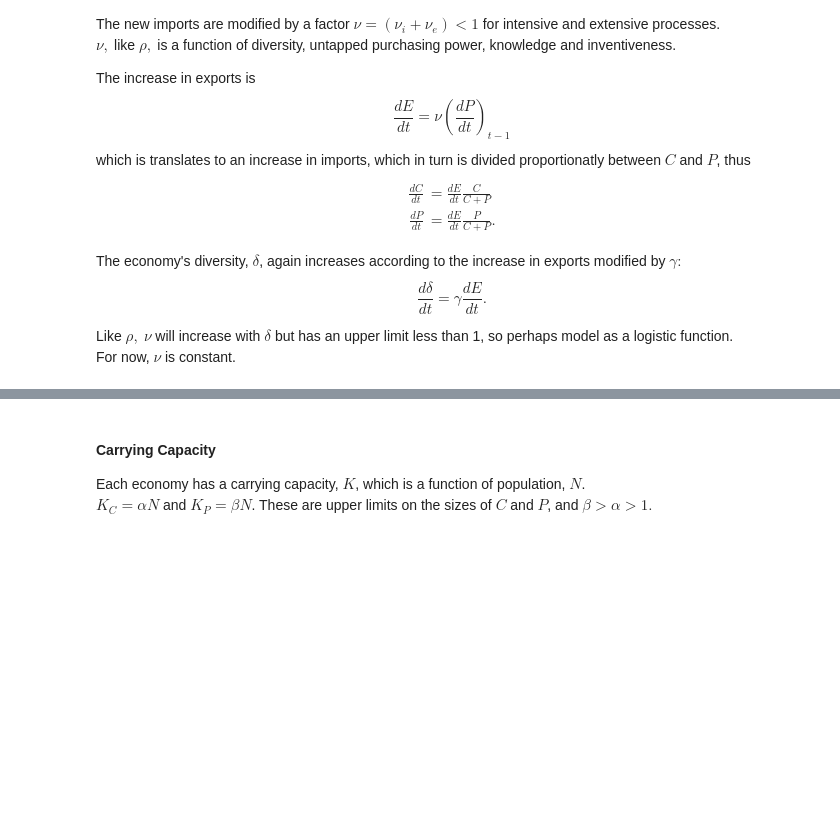
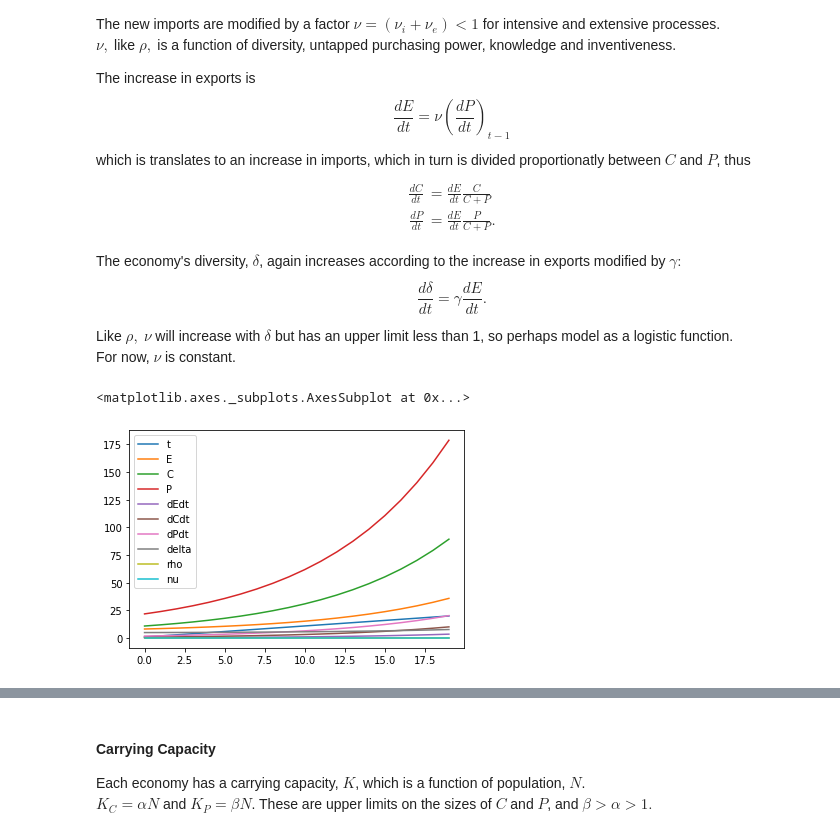
Before and after one commit to tjquinn1/EconomicEcosystem, a Jupyter notebook: Copy_of_JMA_Model_10March2021.ipynb, the cells around one changed output, grey strips where cells are left out. Drawn from its saved outputs; the diff is of its cells as text; code cells hidden in the pictures; blank space fills up the shorter version.

```diff
--- a/Copy_of_JMA_Model_10March2021.ipynb
+++ b/Copy_of_JMA_Model_10March2021.ipynb
@@ -199,33 +199,37 @@ t = 1
 
 dPdt_previous = 1.2
 
 while t <= steps:
     dEdt = nu * dPdt_previous
     E += dEdt
     I += dEdt
     dCdt += dEdt * (C / (C + P))
     dPdt += dEdt * (P / (C + P))
     C += dCdt
     P += dPdt
     dPdt_previous = dPdt
     delta += gamma * dEdt
 
     day_results = {
         't': t,
         #'I': I,
         'E': E,
         'C': C,
         'P': P,
         'dEdt': dEdt,
         'dCdt': dCdt,
         'dPdt': dPdt,
         'delta': delta,
         'rho': rho,
         'nu': nu,
     }
     results.append(day_results)
     t += 1
 df = pd.DataFrame(results)
+df.plot()
+# %% [output]
+<matplotlib.axes._subplots.AxesSubplot at 0x...>
+[figure, added]
 # %%
 %%R -i df
 plot.data <- df %>% gather(measure, value, -t) #%>%
```
Also changed, not shown: parts of 5 cells of this notebook.
